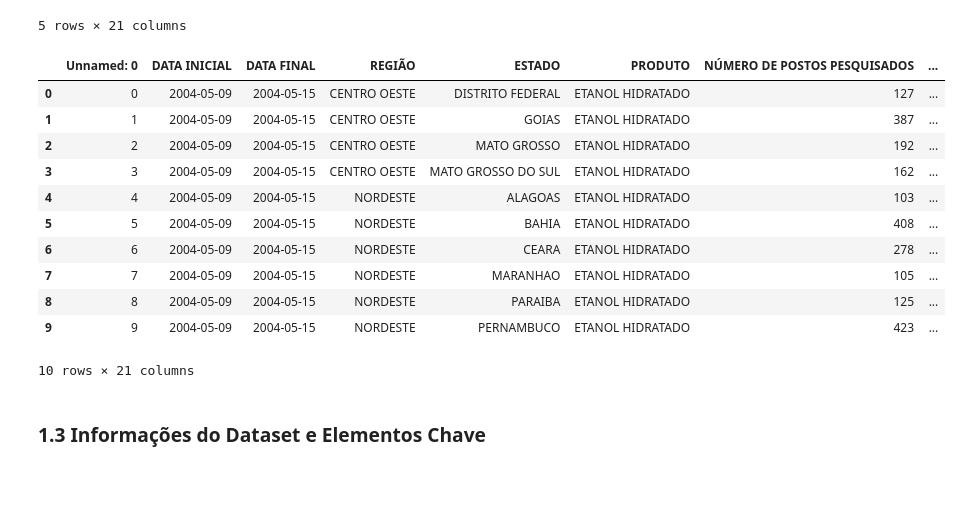
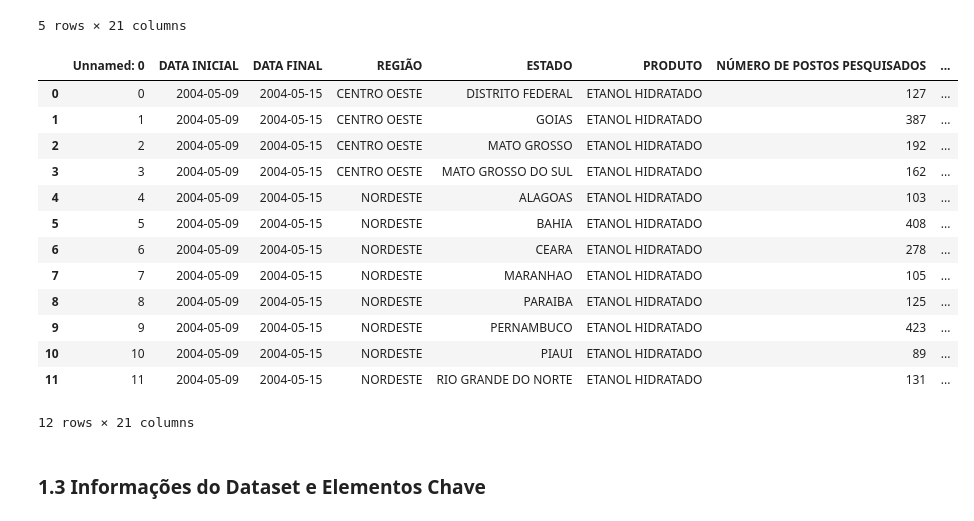
Before and after one commit to devLink13/pandas-essencial, a Jupyter notebook: manipulacao_de_dados_codigo_base.ipynb, the cells around one changed output. Cells and saved outputs as stored; diff of their text form; code cells hidden in the pictures; blank space fills up the shorter version.

```diff
--- a/manipulacao_de_dados_codigo_base.ipynb
+++ b/manipulacao_de_dados_codigo_base.ipynb
@@ -81,20 +81,22 @@ dataframe.head()
 | 4 | 4 | 2004-05-09 | 2004-05-15 | NORDESTE | ALAGOAS | ETANOL HIDRATADO | 103 | ... |
 5 rows × 21 columns
 # %%
-dataframe.head(10)
+dataframe.head(12)
 # %% [output]
 |  | Unnamed: 0 | DATA INICIAL | DATA FINAL | REGIÃO | ESTADO | PRODUTO | NÚMERO DE POSTOS PESQUISADOS | ... |
 | 0 | 0 | 2004-05-09 | 2004-05-15 | CENTRO OESTE | DISTRITO FEDERAL | ETANOL HIDRATADO | 127 | ... |
 | 1 | 1 | 2004-05-09 | 2004-05-15 | CENTRO OESTE | GOIAS | ETANOL HIDRATADO | 387 | ... |
 | 2 | 2 | 2004-05-09 | 2004-05-15 | CENTRO OESTE | MATO GROSSO | ETANOL HIDRATADO | 192 | ... |
 | 3 | 3 | 2004-05-09 | 2004-05-15 | CENTRO OESTE | MATO GROSSO DO SUL | ETANOL HIDRATADO | 162 | ... |
 | 4 | 4 | 2004-05-09 | 2004-05-15 | NORDESTE | ALAGOAS | ETANOL HIDRATADO | 103 | ... |
 | 5 | 5 | 2004-05-09 | 2004-05-15 | NORDESTE | BAHIA | ETANOL HIDRATADO | 408 | ... |
 | 6 | 6 | 2004-05-09 | 2004-05-15 | NORDESTE | CEARA | ETANOL HIDRATADO | 278 | ... |
 | 7 | 7 | 2004-05-09 | 2004-05-15 | NORDESTE | MARANHAO | ETANOL HIDRATADO | 105 | ... |
 | 8 | 8 | 2004-05-09 | 2004-05-15 | NORDESTE | PARAIBA | ETANOL HIDRATADO | 125 | ... |
 | 9 | 9 | 2004-05-09 | 2004-05-15 | NORDESTE | PERNAMBUCO | ETANOL HIDRATADO | 423 | ... |
+| 10 | 10 | 2004-05-09 | 2004-05-15 | NORDESTE | PIAUI | ETANOL HIDRATADO | 89 | ... |
+| 11 | 11 | 2004-05-09 | 2004-05-15 | NORDESTE | RIO GRANDE DO NORTE | ETANOL HIDRATADO | 131 | ... |
-10 rows × 21 columns
+12 rows × 21 columns
 # %% [markdown]
 ### 1.3 Informações do Dataset e Elementos Chave
 # %% [markdown]
```
Also changed, not shown: parts of 58 cells of this notebook, 2 other files.
